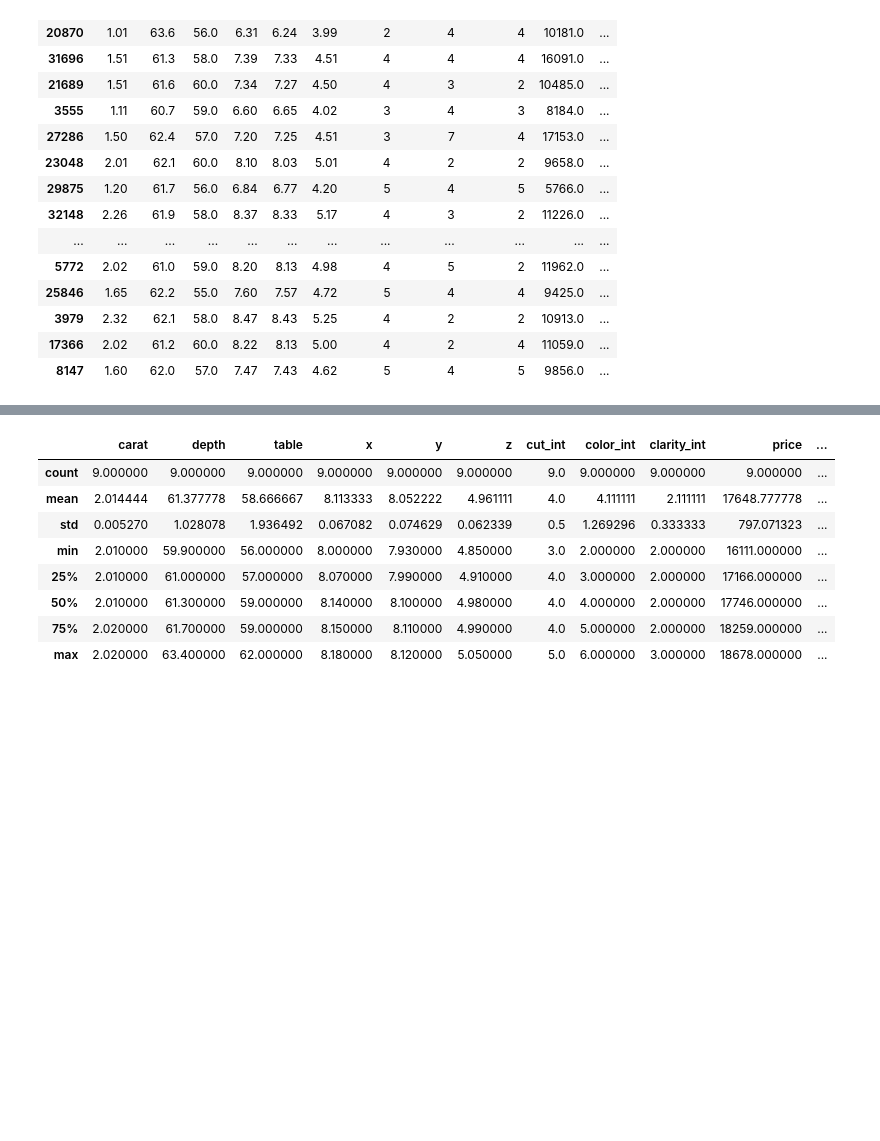
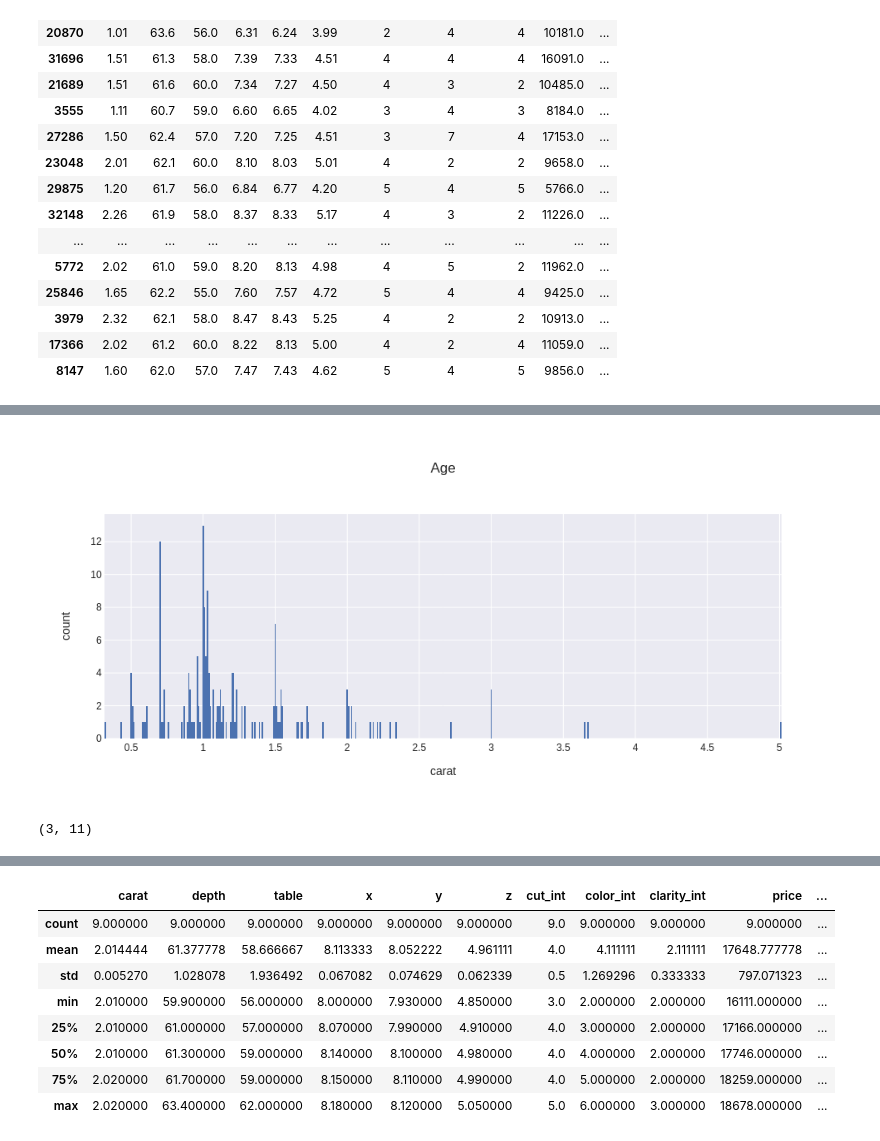
Before and after one commit to carpiero/Kaggle_Competition_Machine_Learning, a Jupyter notebook: notebooks/NotebookML002.ipynb, the cells around one changed output, grey strips where cells are left out. Drawn from its saved outputs; the diff is of its cells as text; code cells hidden in the pictures; blank space fills up the shorter version.

```diff
--- a/notebooks/NotebookML002.ipynb
+++ b/notebooks/NotebookML002.ipynb
@@ -794,3 +898,12 @@ fig.show()
+# %%
+fig=px.histogram(PROBA.loc[(PROBA['clarity_int']==1)], x='carat',nbins=500,template='seaborn',title='Age',barmode='group')
+fig.show()
+# %% [output]
+[figure, added]
+# %%
+PROBA.loc[(PROBA['carat']>=3.2)&(PROBA['clarity_int']==1)].shape
+# %% [output]
+(3, 11)
 # %%
 dftest.loc[(dftest['Diff']<-1000)].describe()
 # %% [output]
```
Also changed, not shown: parts of 23 cells of this notebook, 5 other files.
